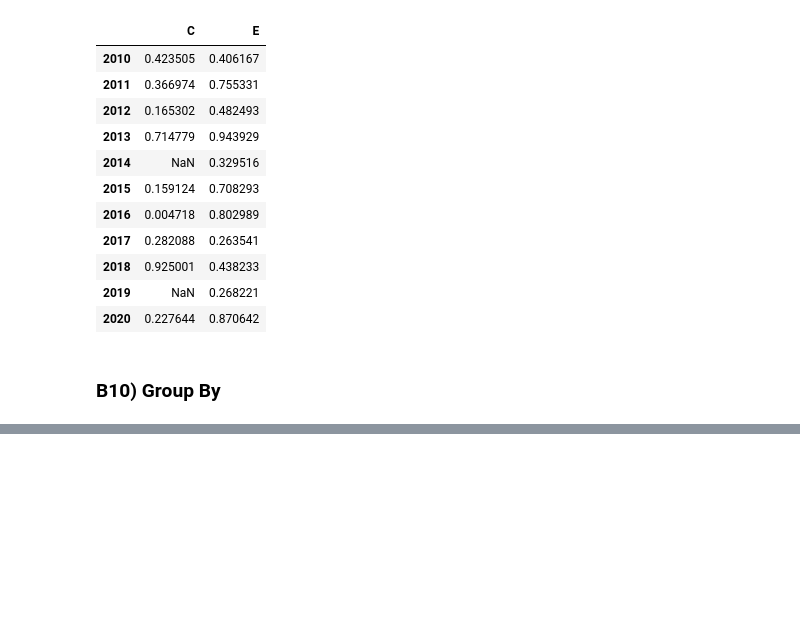
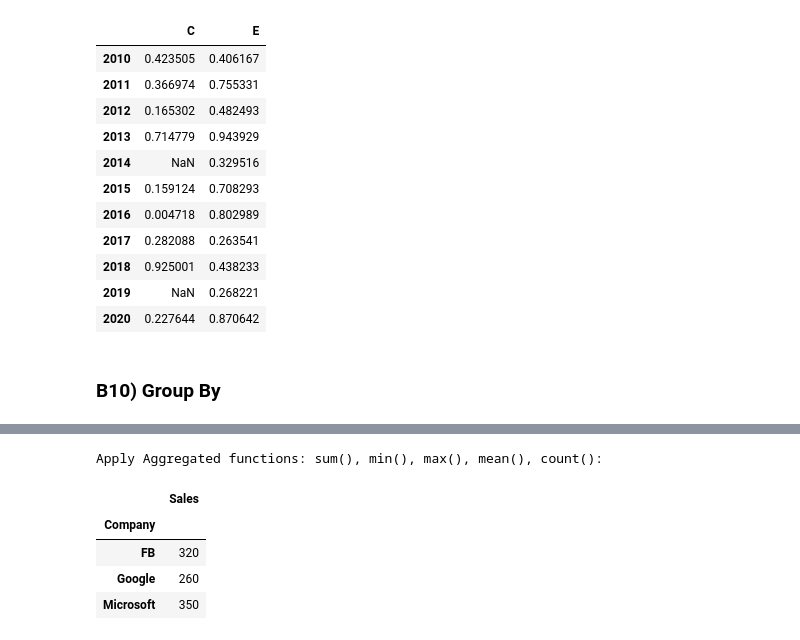
Before and after one commit to surendra-arivappagari/1.DataScience_MachineLearning_with_Python, a Jupyter notebook: 3.Pandas/Pandas.ipynb, the cells around one changed output, grey strips where cells are left out. Drawn from its saved outputs; the diff is of its cells as text; code cells hidden in the pictures; blank space fills up the shorter version.

```diff
--- a/3.Pandas/Pandas.ipynb
+++ b/3.Pandas/Pandas.ipynb
@@ -1204,0 +1262,10 @@ Ex7:Thresh() will keep all columns atleast 6 Non-Na values. If we have proper 6
+# %%
+print("Apply Aggregated functions: sum(), min(), max(), mean(), count():")
+grp_company.sum()
+# %% [output]
+Apply Aggregated functions: sum(), min(), max(), mean(), count():
+|  | Sales |
+| Company |  |
+| FB | 320 |
+| Google | 260 |
+| Microsoft | 350 |
```
Also changed, not shown: parts of 4 cells of this notebook.
